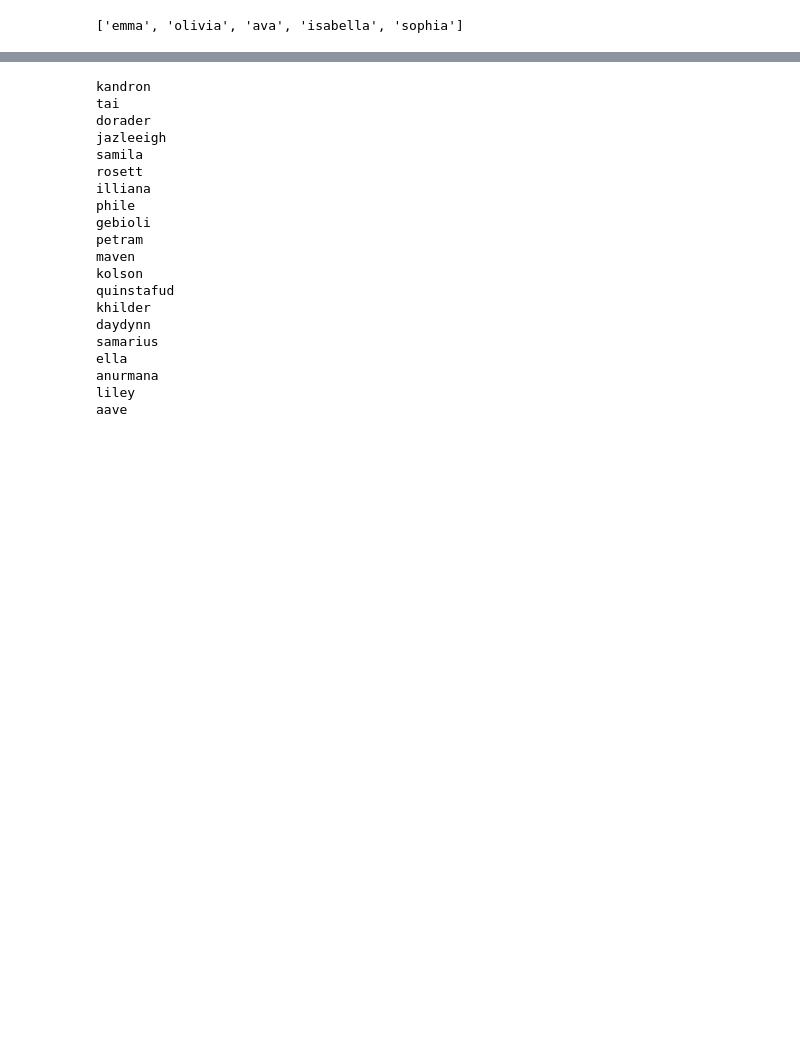
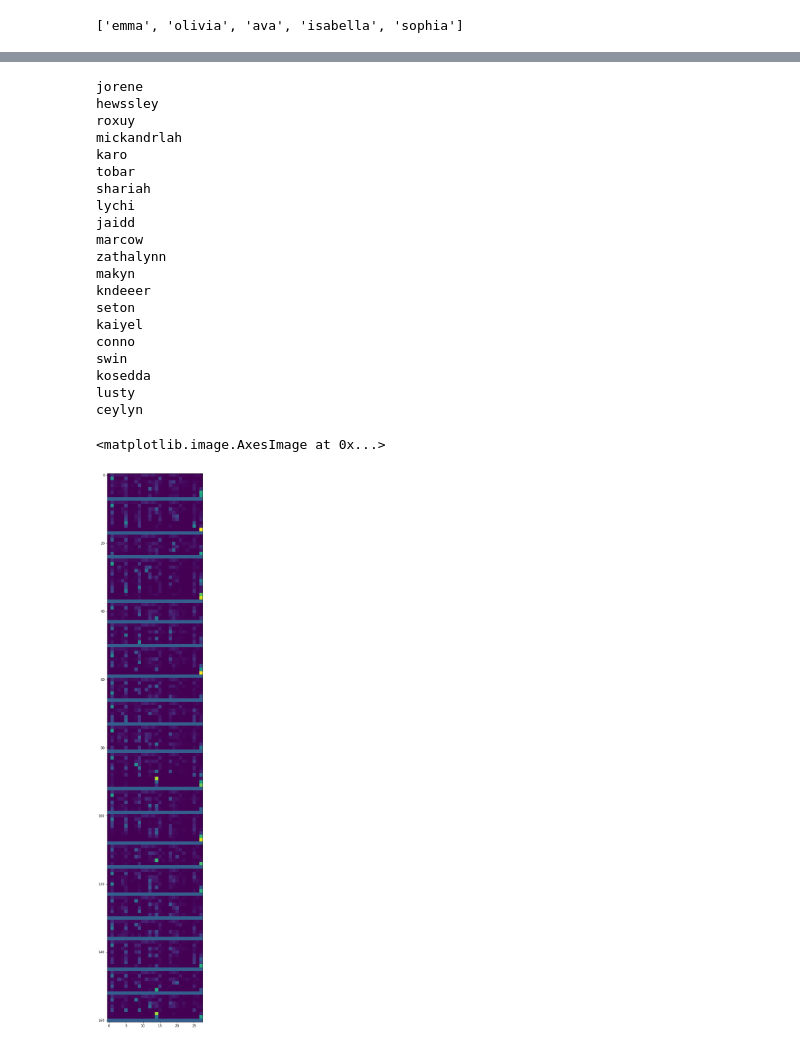
Before and after one commit to pvwoods/dl-experiments, a Jupyter notebook: karpathy/Transformer.ipynb, the cells around one changed output, grey strips where cells are left out. Cells and saved outputs as stored; diff of their text form; code cells hidden in the pictures; blank space fills up the shorter version.

```diff
--- a/karpathy/Transformer.ipynb
+++ b/karpathy/Transformer.ipynb
@@ -287,38 +293,49 @@ def calc_loss(x_target, y_target):
 # %%
 # sample
+prob_map = []
 @torch.no_grad()
 def sample():
     tokens = [0] * BLOCK_SIZE
+    pos = 0
     while True:
-        cur_tokens = torch.tensor(tokens[-BLOCK_SIZE:]).unsqueeze(0)
-        logits = model(cur_tokens).squeeze()
-        probs = F.softmax(logits.mean(0), dim=0)
+        cur_tokens = torch.tensor(tokens).unsqueeze(0)
+        logits = model(cur_tokens).squeeze(0)
+        probs = torch.softmax(logits[pos], dim=0)
+        prob_map.append(probs.detach().numpy())
         ix = torch.multinomial(probs, num_samples=1).item()
-        tokens.append(ix)
-        if ix == 0:
+        tokens[pos + 1] = ix
+        pos += 1
+        if ix == 27 or pos == BLOCK_SIZE - 1:
             break
-    return "".join([char_lookup[t] for t in tokens][BLOCK_SIZE:-1])
+    decoded = "".join([char_lookup[t] for t in tokens])
+    return decoded.replace("#", "").replace("$", "")
 
 for i in range(20):
     print(sample())
+    prob_map.append([0.3] * len(prob_map[-1]))
+
+plt.figure(figsize=(10,30))
+plt.imshow(prob_map)
 # %% [output]
-kandron
-tai
-dorader
-jazleeigh
-samila
-rosett
-illiana
-phile
-gebioli
-petram
-maven
-kolson
-quinstafud
-khilder
-daydynn
-samarius
-ella
-anurmana
-liley
-aave
+jorene
+hewssley
+roxuy
+mickandrlah
+karo
+tobar
+shariah
+lychi
+jaidd
+marcow
+zathalynn
+makyn
+kndeeer
+seton
+kaiyel
+conno
+swin
+kosedda
+lusty
+ceylyn
+<matplotlib.image.AxesImage at 0x...>
+[figure, added]
```
Also changed, not shown: parts of 6 cells of this notebook.
